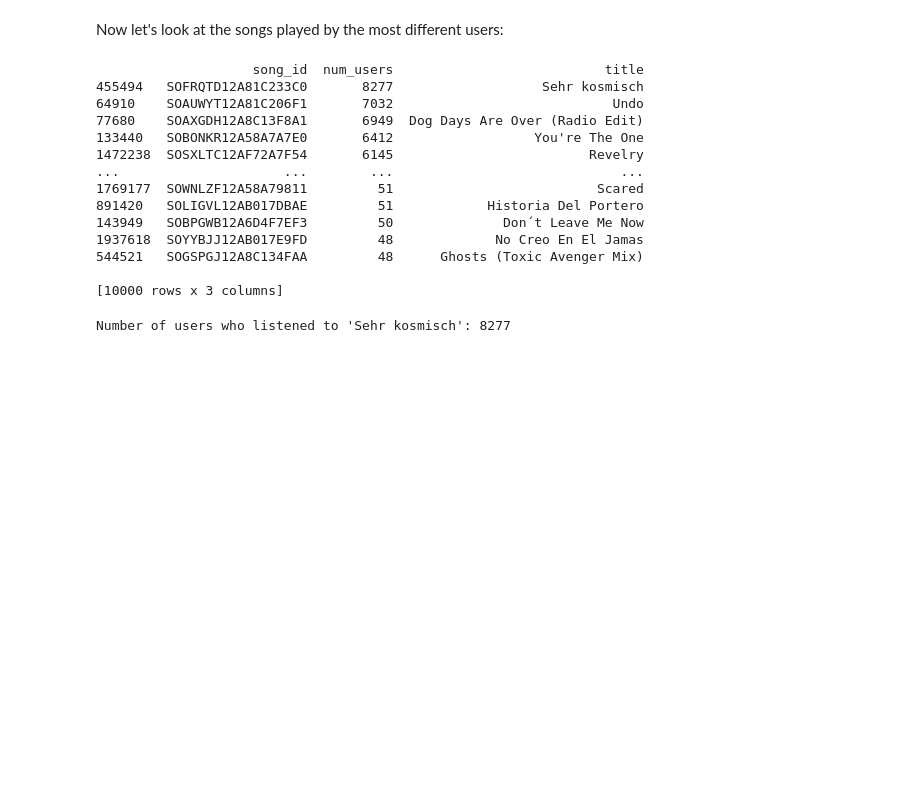
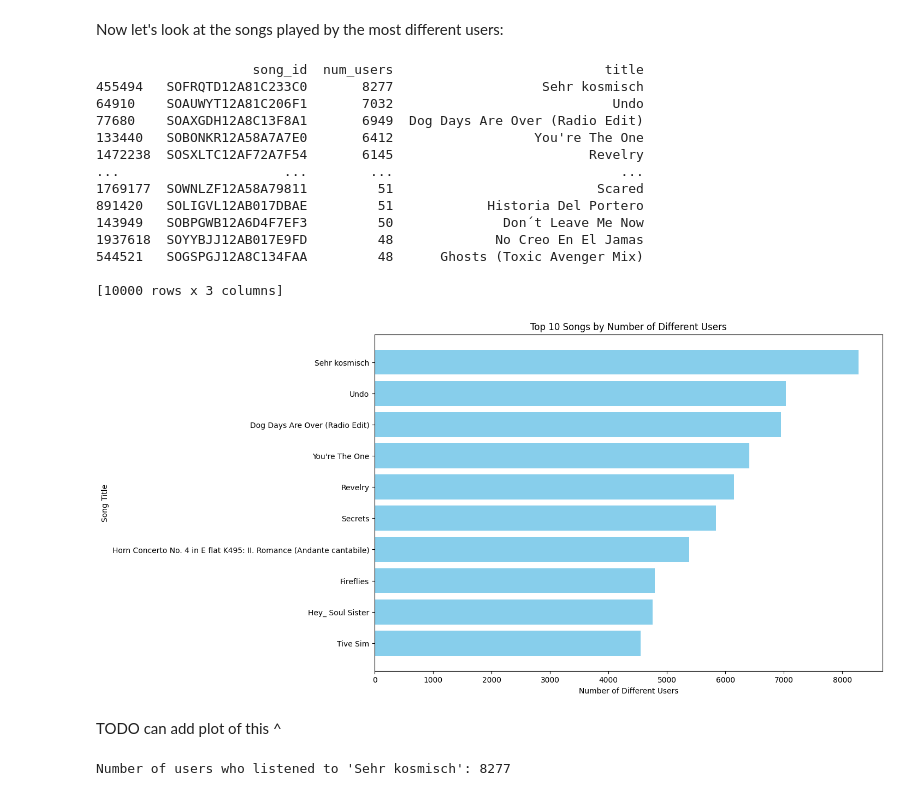
Before and after one commit to EitanBakirov/advanced-ml-dl-course, a Jupyter notebook: finalProject/Recommendation_System_Project_Group_4.ipynb, the cells around one changed output. Drawn from its saved outputs; the diff is of its cells as text; code cells hidden in the pictures; blank space fills up the shorter version.

```diff
--- a/finalProject/Recommendation_System_Project_Group_4.ipynb
+++ b/finalProject/Recommendation_System_Project_Group_4.ipynb
@@ -572,0 +544,10 @@ Name: listen_count, dtype: int64
+# %%
+# Call the function to calculate the top songs
+top_songs = calculate_top_songs(df)
+
+# Print the top songs
+print("Top {} Songs:".format(len(top_songs)))
+print(top_songs)
+
+# Call the function to plot the top songs
+plot_top_songs(top_songs)
@@ -599,27 +595,51 @@ def count_users_per_song(df):
     users_per_song_sorted = users_per_song.sort_values(by='num_users', ascending=False)
 
     return users_per_song_sorted
+# %%
+def plot_top_users_per_song(users_per_song_df, n=10):
+    """
+    Plot the number of different users who listened to each song for the top n songs.
+
+    Parameters:
+        users_per_song_df (DataFrame): DataFrame containing song IDs, titles, and the number of users.
+        n (int): Number of top songs to plot.
+    """
+    top_songs = users_per_song_df.head(n)
+
+    plt.figure(figsize=(12, 8))
+    plt.barh(top_songs['title'], top_songs['num_users'], color='skyblue')
+    plt.xlabel('Number of Different Users')
+    plt.ylabel('Song Title')
+    plt.title(f'Top {n} Songs by Number of Different Users')
+    plt.gca().invert_yaxis()  # Invert y-axis to display songs with highest users at the top
+    plt.show()
 # %%
 # Get the DataFrame containing the number of users per song
 users_per_song_df = count_users_per_song(df)
 
 # Print the DataFrame with song IDs, titles, and the number of users
 print(users_per_song_df)
+
+# Call the function to plot the top 10 songs by number of users
+plot_top_users_per_song(users_per_song_df)
 # %% [output]
                     song_id  num_users                           title
 455494   SOFRQTD12A81C233C0       8277                   Sehr kosmisch
 64910    SOAUWYT12A81C206F1       7032                            Undo
 77680    SOAXGDH12A8C13F8A1       6949  Dog Days Are Over (Radio Edit)
 133440   SOBONKR12A58A7A7E0       6412                  You're The One
 1472238  SOSXLTC12AF72A7F54       6145                         Revelry
 ...                     ...        ...                             ...
 1769177  SOWNLZF12A58A79811         51                          Scared
 891420   SOLIGVL12AB017DBAE         51            Historia Del Portero
 143949   SOBPGWB12A6D4F7EF3         50              Don´t Leave Me Now
 1937618  SOYYBJJ12AB017E9FD         48             No Creo En El Jamas
 544521   SOGSPGJ12A8C134FAA         48      Ghosts (Toxic Avenger Mix)
 
 [10000 rows x 3 columns]
+[figure, added]
+# %% [markdown]
+TODO can add plot of this ^
 # %%
 # Filter the DataFrame for the song "Sehr kosmisch"
 sehr_kosmisch_data = df[df['title'] == "Sehr kosmisch"]
```
Also changed, not shown: parts of 44 cells of this notebook.
